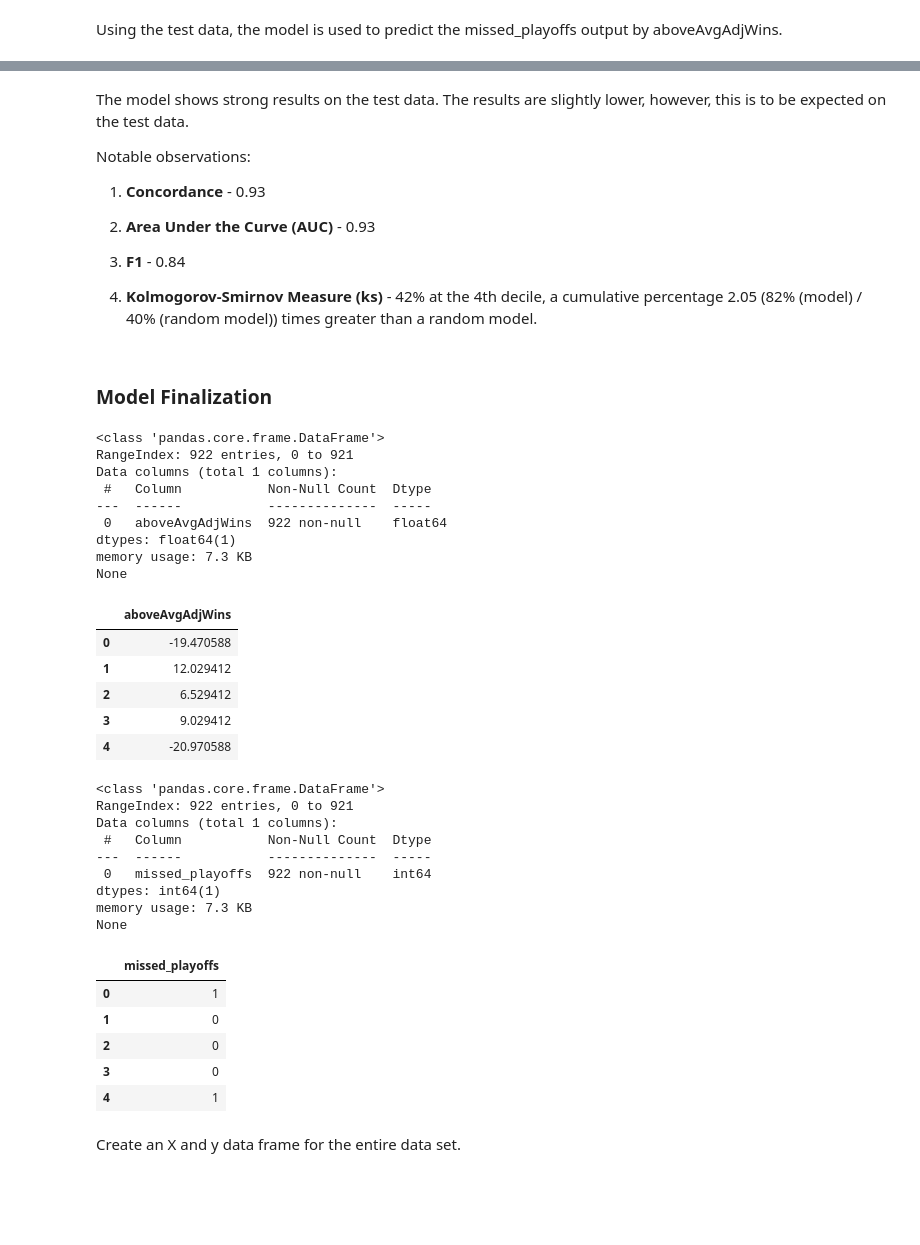
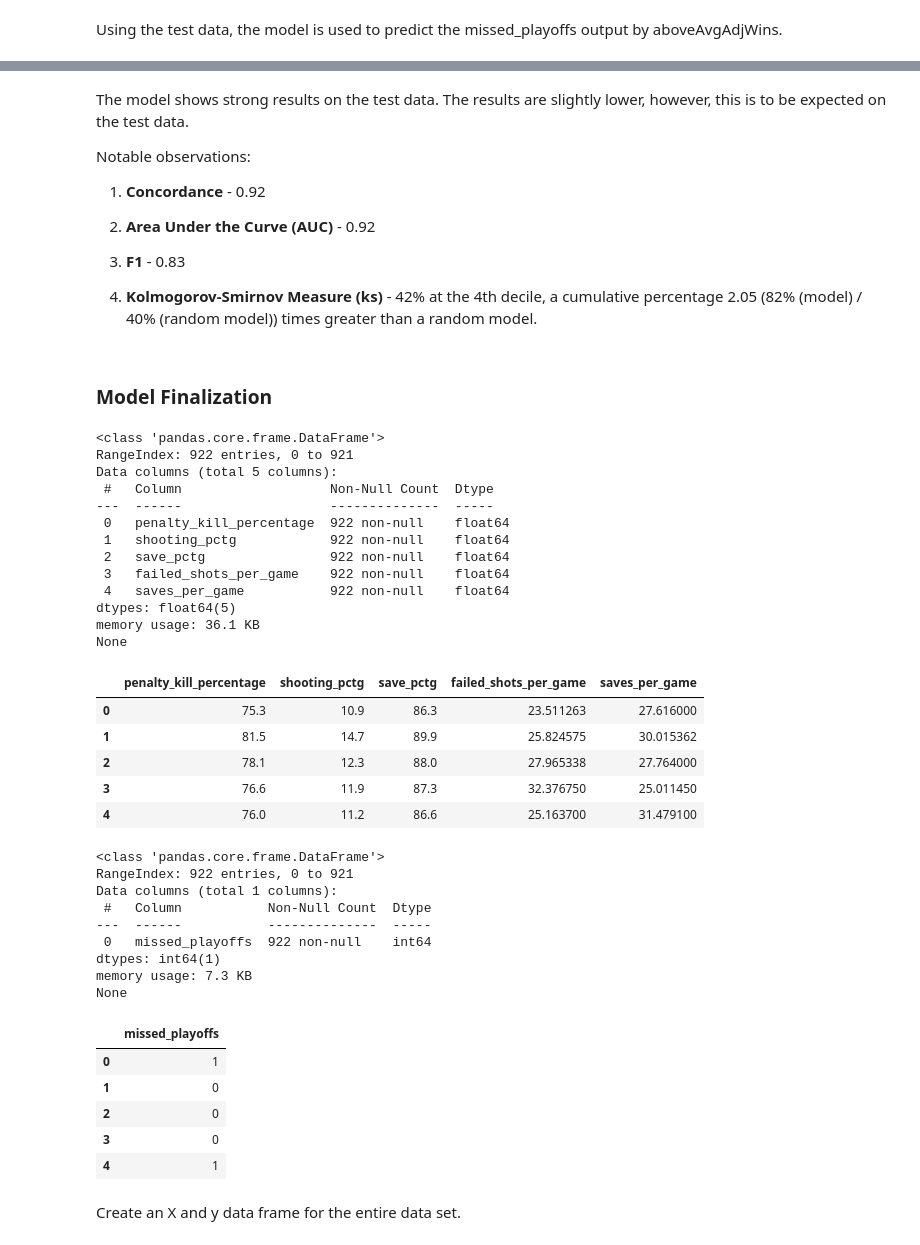
Before and after one commit to joseppbenvenuto/NHL_ML_Analysis, a Jupyter notebook: Classification_Analysis/NHL_1983_2021_Logistic_Regression.ipynb, the cells around one changed output, grey strips where cells are left out. Cells and saved outputs as stored; diff of their text form; code cells hidden in the pictures; blank space fills up the shorter version.

```diff
--- a/Classification_Analysis/NHL_1983_2021_Logistic_Regression.ipynb
+++ b/Classification_Analysis/NHL_1983_2021_Logistic_Regression.ipynb
@@ -72,7 +72,7 @@ The frequencies of the missed_playoffs instances are observed.
 # Split the data into an 80/20 train and test stratified split by missed_playoffs frequency
 split = StratifiedShuffleSplit(
     n_splits = 1,
-    test_size = 0.2,
+    test_size = 0.3,
     random_state = 42
 )
 
@@ -686,43 +698,47 @@ The model shows strong results on the test data. The results are slightly lower,
 
 Notable observations:
 
-1) **Concordance** - 0.93 <br>
+1) **Concordance** - 0.92 <br>
 
-2) **Area Under the Curve (AUC)** - 0.93<br>
+2) **Area Under the Curve (AUC)** - 0.92<br>
 
-3) **F1** - 0.84<br>
+3) **F1** - 0.83<br>
 
 4) **Kolmogorov-Smirnov Measure (ks)** - 42% at the 4th decile, a cumulative percentage 2.05 (82% (model) / 40% (random model)) times greater than a random model.<br>
 # %% [markdown]
 ### Model Finalization
 # %%
 # Set X values
-X = nhl_df[['aboveAvgAdjWins']]
+X = nhl_df[X_train.columns]
 
 # Set y values
 y = nhl_df[['missed_playoffs']]
 
 # Print data results
 print(X.info())
 display(X.head())
 print(y.info())
 display(y.head())
 # %% [output]
 <class 'pandas.core.frame.DataFrame'>
 RangeIndex: 922 entries, 0 to 921
-Data columns (total 1 columns):
- #   Column           Non-Null Count  Dtype
----  ------           --------------  -----
- 0   aboveAvgAdjWins  922 non-null    float64
-dtypes: float64(1)
-memory usage: 7.3 KB
+Data columns (total 5 columns):
+ #   Column                   Non-Null Count  Dtype
+---  ------                   --------------  -----
+ 0   penalty_kill_percentage  922 non-null    float64
+ 1   shooting_pctg            922 non-null    float64
+ 2   save_pctg                922 non-null    float64
+ 3   failed_shots_per_game    922 non-null    float64
+ 4   saves_per_game           922 non-null    float64
+dtypes: float64(5)
+memory usage: 36.1 KB
 None
-|  | aboveAvgAdjWins |
-| 0 | -19.470588 |
-| 1 | 12.029412 |
-| 2 | 6.529412 |
-| 3 | 9.029412 |
-| 4 | -20.970588 |
+|  | penalty_kill_percentage | shooting_pctg | save_pctg | failed_shots_per_game | saves_per_game |
+| 0 | 75.3 | 10.9 | 86.3 | 23.511263 | 27.616000 |
+| 1 | 81.5 | 14.7 | 89.9 | 25.824575 | 30.015362 |
+| 2 | 78.1 | 12.3 | 88.0 | 27.965338 | 27.764000 |
+| 3 | 76.6 | 11.9 | 87.3 | 32.376750 | 25.011450 |
+| 4 | 76.0 | 11.2 | 86.6 | 25.163700 | 31.479100 |
 <class 'pandas.core.frame.DataFrame'>
 RangeIndex: 922 entries, 0 to 921
 Data columns (total 1 columns):
```
Also changed, not shown: parts of 15 cells of this notebook, 11 other files.
